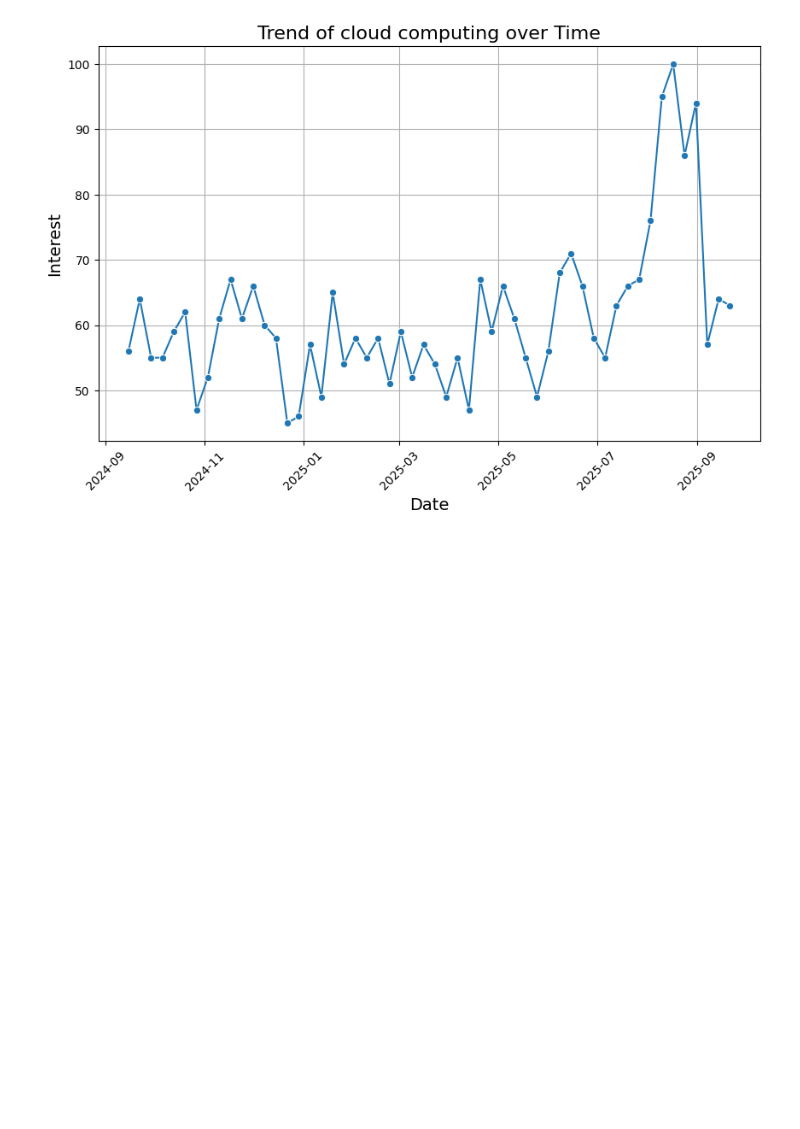
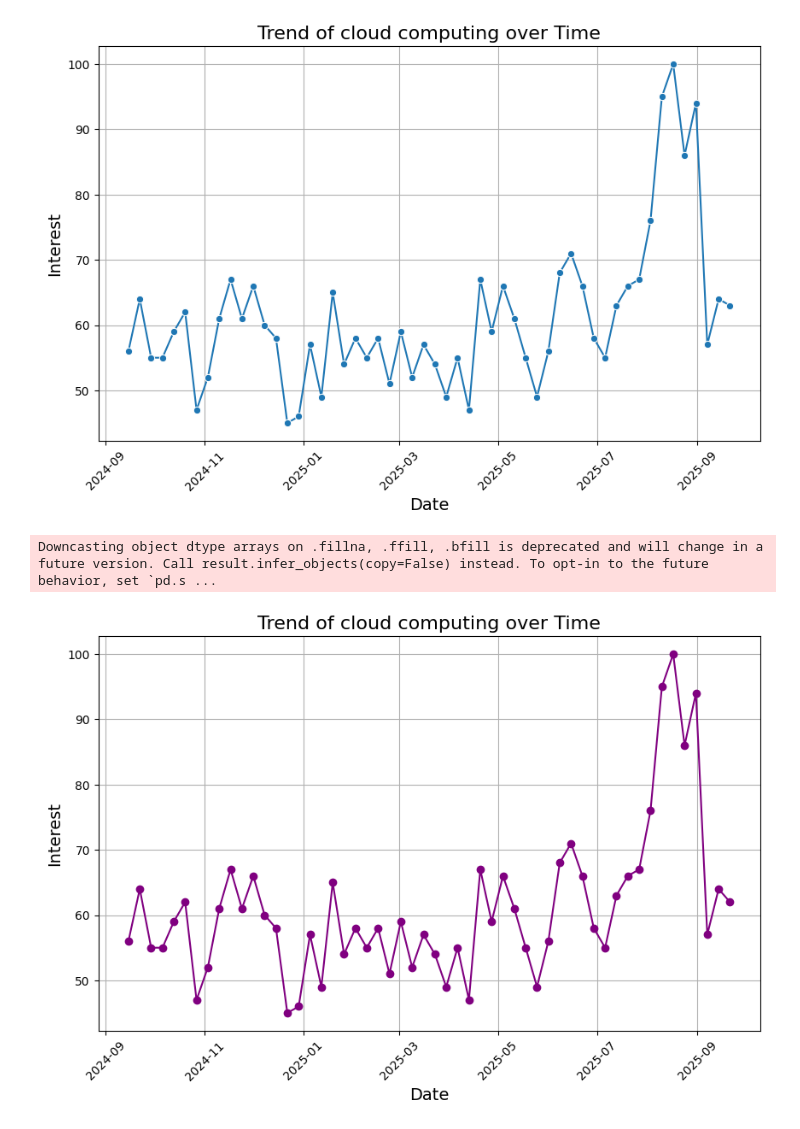
Before and after one commit to Vanshaj14Mohan/Google-Data-Analysis, a Jupyter notebook: Files/main.ipynb, the cells around one changed output. Saved outputs shown, nothing was run; the diff lists cells and outputs as text; code cells hidden in the pictures; blank space fills up the shorter version.

```diff
--- a/Files/main.ipynb
+++ b/Files/main.ipynb
@@ -141,3 +141,18 @@ plt.grid()
 plt.show()
 # %% [output]
 [figure]
+# %%
+time_df = pytrends.interest_over_time()
+# %% [output]
+Downcasting object dtype arrays on .fillna, .ffill, .bfill is deprecated and will change in a future version. Call result.infer_objects(copy=False) instead. To opt-in to the future behavior, set `pd.s ...
+# %%
+plt.figure(figsize=(10,6))
+plt.plot(time_df.index, time_df[keyword], marker='o', color="purple")
+plt.title(f'Trend of {keyword} over Time', fontsize=16)
+plt.xlabel('Date', fontsize=14)
+plt.ylabel('Interest', fontsize=14)
+plt.xticks(rotation=45)
+plt.grid()
+plt.show()
+# %% [output]
+[figure, added]
```
